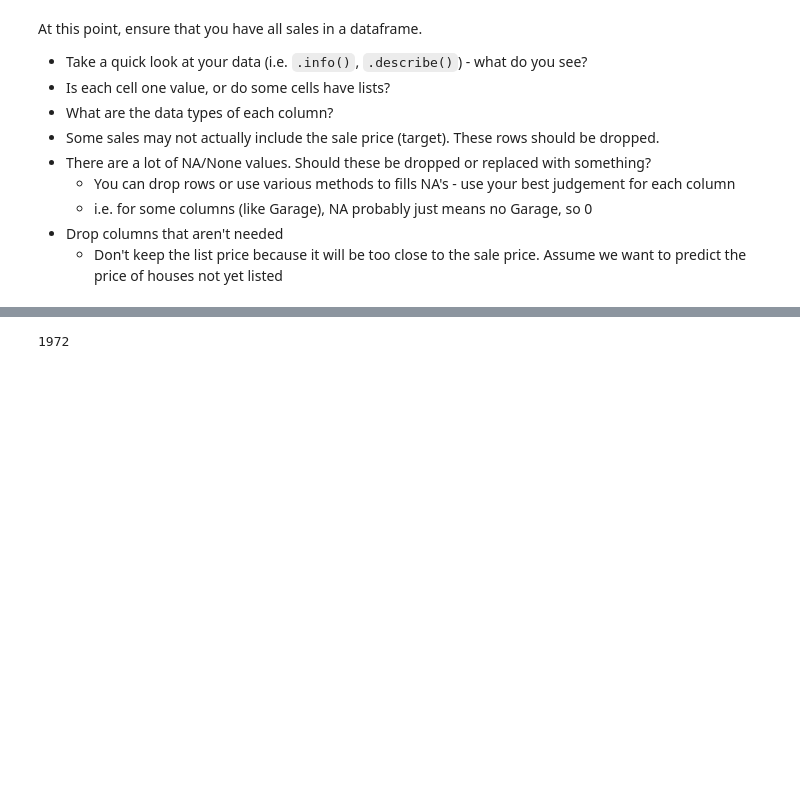
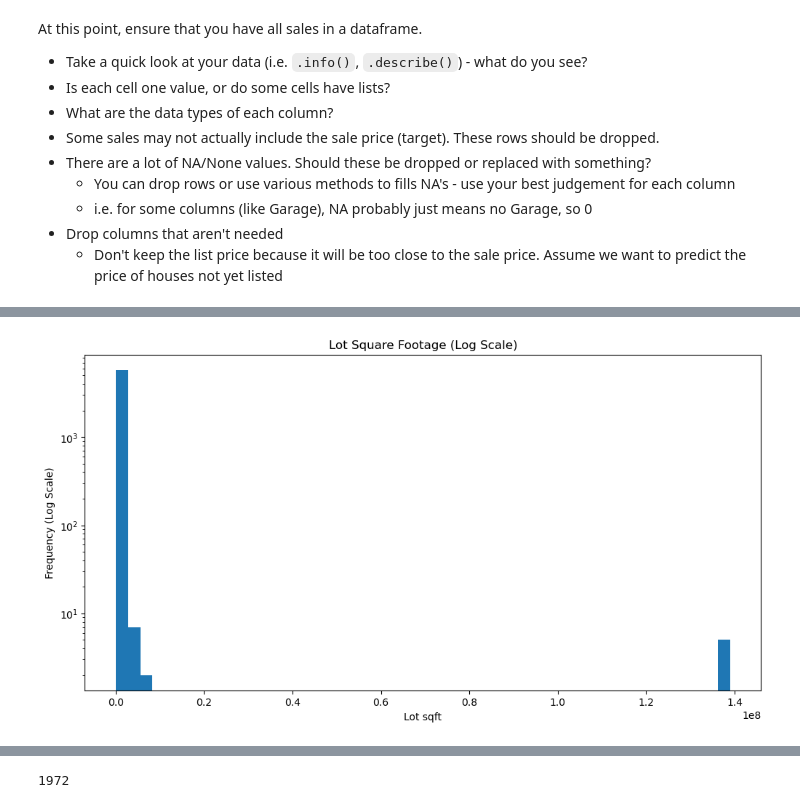
Before and after one commit to wjura/lhl-midterm-project, a Jupyter notebook: notebooks/1 - EDA.ipynb, the cells around one changed output, grey strips where cells are left out. Drawn from its saved outputs; the diff is of its cells as text; code cells hidden in the pictures; blank space fills up the shorter version.

```diff
--- a/notebooks/1 - EDA.ipynb
+++ b/notebooks/1 - EDA.ipynb
@@ -87,16 +88,16 @@ for filename in os.listdir(dir_path):
         data = jdata['data']['results']
 
         # normalize the JSON data (assuming similar structure in all files)
-        df = pd.json_normalize(data, sep='_')
+        dataframe = pd.json_normalize(data, sep='_')
 
         # append the df to the list
-        dfs.append(df)
+        dfs.append(dataframe)
 
 # concatenate all dfs into a single one
-final_df = pd.concat(dfs, ignore_index=True)
+df = pd.concat(dfs, ignore_index=True)
 
 # final df
-final_df
+df
 # %% [output]
 |  | last_update_date | tags | permalink | status | list_date | open_houses | branding | list_price | ... |
 | 0 | 2023-09-19T20:52:50Z | [carport, community_outdoor_space... | 9453-Herbert-Pl_Juneau_AK_99801_M... | sold | 2023-06-29T21:16:25.000000Z | None | [{'name': 'EXP Realty LLC - South... | 554950.0 | ... |
@@ -111,3 +112,6 @@ final_df
 | 8189 | NaN | NaN | NaN | NaN | NaN | NaN | NaN | NaN | ... |
 | 8190 | NaN | NaN | NaN | NaN | NaN | NaN | NaN | NaN | ... |
 8191 rows × 67 columns
+# %%
+df = df.reset_index(drop=True)
+df
@@ -127,7 +145,7 @@ At this point, ensure that you have all sales in a dataframe.
 - Drop columns that aren't needed
     - Don't keep the list price because it will be too close to the sale price. Assume we want to predict the price of houses not yet listed
 # %%
-df = pd.read_csv('housing_df.csv')
+# df = pd.read_csv('../data/housing_df.csv')
 # %%
 df.info()
 # %% [output]
@@ -161,7 +169,7 @@ NameError: name 'df' is not defined
 # %%
 # Drop fully null columns
 null_columns_ls = df.columns[df.isnull().all()].tolist()
-df = df.drop(columns=null_columns_ls)
+df = df.drop(columns = null_columns_ls)
 
 # Drop almost null columns (safeguard against non-existent columns)
 almost_null_columns = ['source_plan_id',
@@ -170,7 +178,7 @@ almost_null_columns = ['source_plan_id',
                        'community_advertisers',
                        'community_description_name'
                       ]
-df = df.drop(columns=almost_null_columns, errors='ignore')
+df = df.drop(columns = almost_null_columns, errors = 'ignore')
 
 # Drop columns that will not be needed for the model
 unnecessary_columns = ['last_update_date',
@@ -197,9 +205,14 @@ unnecessary_columns = ['last_update_date',
                        'location_address_coordinate_lon',
                        'location_address_coordinate_lat',
                        'flags_is_price_reduced',
-                       'description_sub_type'
+                       'description_sub_type',
+                       'location_address_postal_code',
+                       'location_address_state_code',
+                       'location_address_line',
+                       'location_county_name',
+                       'description_sold_date',
                       ]
-df = df.drop(columns=unnecessary_columns, errors='ignore')
+df = df.drop(columns = unnecessary_columns, errors = 'ignore')
 
 df.info()
 # %% [output]
@@ -252,3 +262,15 @@ df['description_baths'] = df['description_baths'].fillna(0)
 df['description_stories'] = df['description_stories'].fillna(0)
 df['description_beds'] = df['description_beds'].fillna(0)
 df['description_garage'] = df['description_garage'].fillna(0)
+# %%
+# Before deciding on how to impute sqft and lot_sqft let's look at their distribution
+
+# Plot the distribution for lot_sqft
+plt.figure(figsize = (12, 6))
+plt.hist(df['description_lot_sqft'].dropna(), bins = 50, log = True) # log scale compresses the wide data range (like we have here, from 0 to 139,043,520.0 sq ft), making it easier to visualize
+plt.title('Lot Square Footage (Log Scale)')
+plt.xlabel('Lot sqft')
+plt.ylabel('Frequency (Log Scale)')
+plt.show()
+# %% [output]
+[figure, added]
```
Also changed, not shown: parts of 57 cells of this notebook, 4 other files.
